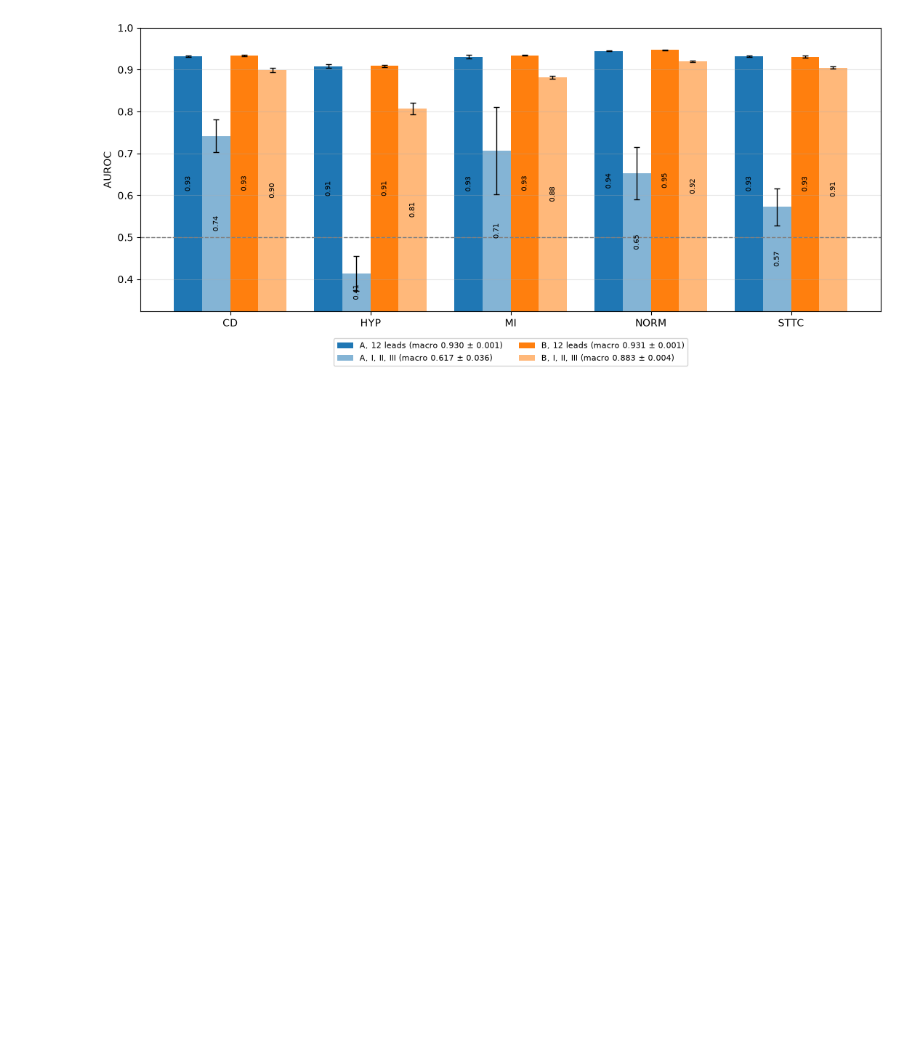
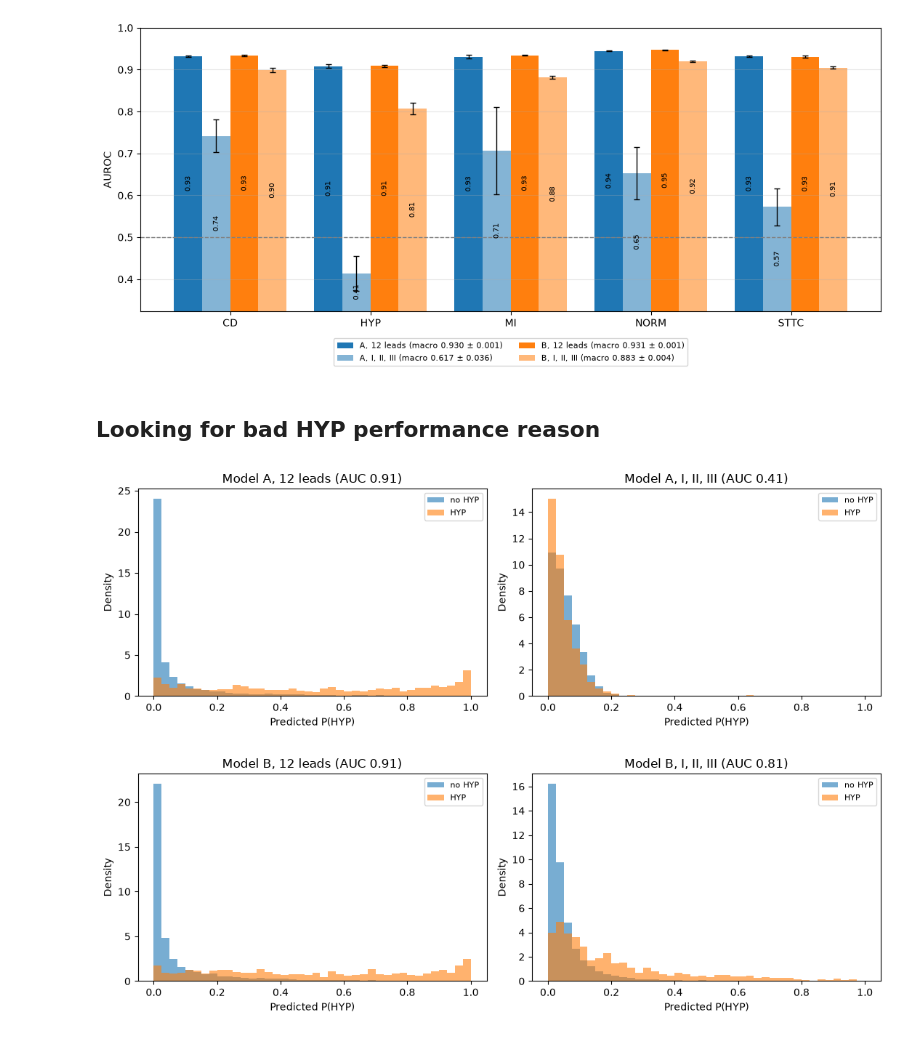
Before and after one commit to theojohnhenry/DML-project, a Jupyter notebook: ProjectNotebook.ipynb, the cells around one changed output. Drawn from its saved outputs; the diff is of its cells as text; code cells hidden in the pictures; blank space fills up the shorter version.

```diff
--- a/ProjectNotebook.ipynb
+++ b/ProjectNotebook.ipynb
@@ -708,3 +918,30 @@ seed_results_val = load_results(RESULTS_DIR / "seed_results_val.pkl")
 fig = plot_per_class_auc_seeds(seed_results_val)
 # %% [output]
 [figure]
+# %% [markdown]
+## Looking for bad HYP performance reason
+# %%
+def plot_prob_distributions(seed_results, model, class_name,
+                            conditions=("12 leads", "I, II, III"), class_names=CLASS_NAMES):
+    k = class_names.index(class_name)
+    fig, axes = plt.subplots(1, len(conditions), figsize=(11, 3.8))
+    bins = np.linspace(0, 1, 41)
+    for ax, cond in zip(axes, conditions):
+        runs = seed_results[(model, cond)]["runs"]
+        p = np.concatenate([r["probs"][:, k] for r in runs])            # all seeds pooled
+        t = np.concatenate([r["targets"][:, k] for r in runs]).astype(bool)
+        ax.hist(p[~t], bins, alpha=0.6, density=True, label=f"no {class_name}")
+        ax.hist(p[t],  bins, alpha=0.6, density=True, label=class_name)
+        auc = seed_results[(model, cond)]["per_class"][:, k].mean()
+        ax.set(title=f"Model {model}, {cond} (AUC {auc:.2f})",
+               xlabel=f"Predicted P({class_name})", ylabel="Density")
+        ax.legend(fontsize=8)
+    fig.tight_layout()
+    return fig
+
+seed_results_val = load_results(RESULTS_DIR / "seed_results_val.pkl")
+fig = plot_prob_distributions(seed_results_val, "A", "HYP")
+fig = plot_prob_distributions(seed_results_val, "B", "HYP")
+# %% [output]
+[figure, added]
+[figure, added]
```
Also changed, not shown: parts of 20 cells of this notebook, 23 other files.
